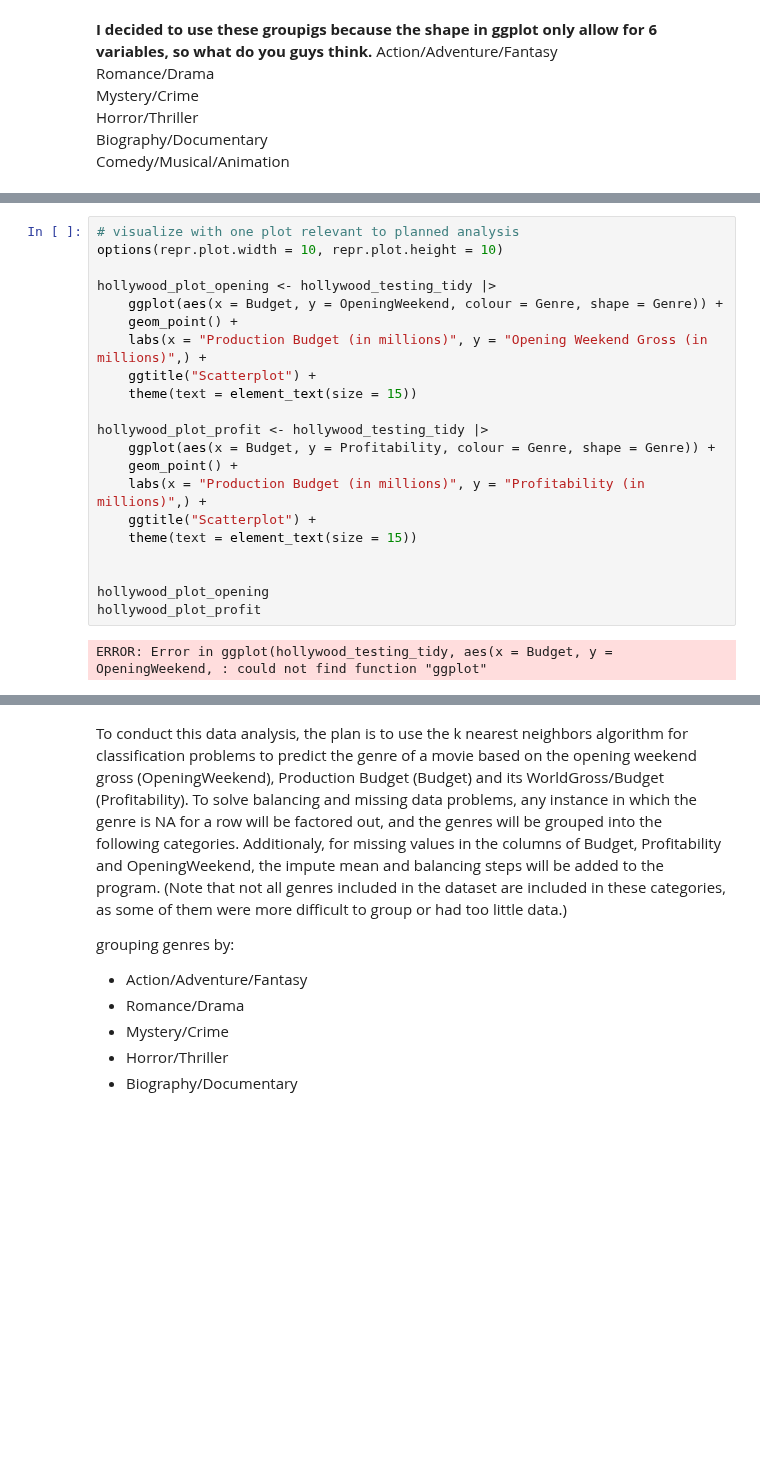
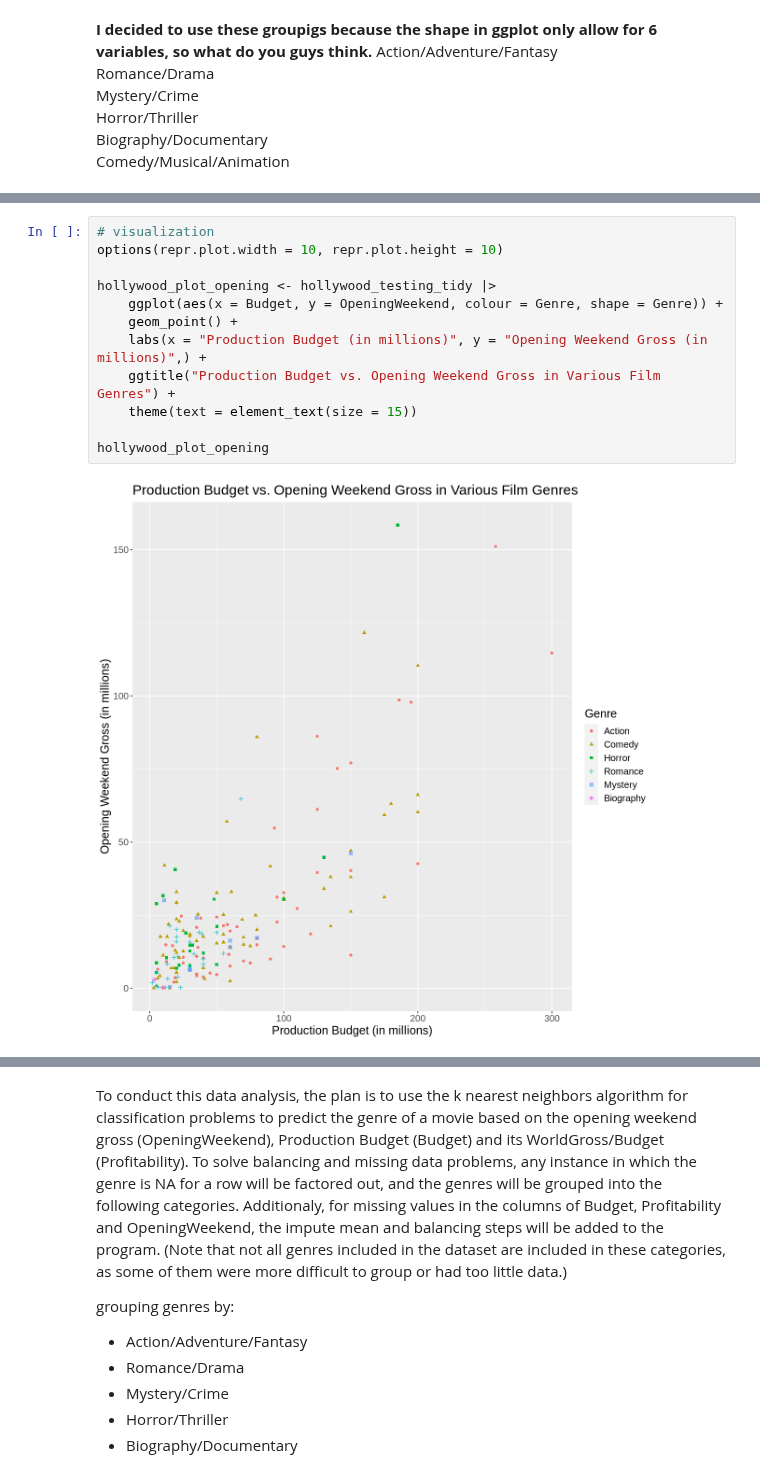
Before and after one commit to MatthewAnder/dsci-100_project_group24, a Jupyter notebook: Project Proposal (Group 24).ipynb, the cells around one changed output, grey strips where cells are left out. Saved outputs shown, nothing was run; the diff lists cells and outputs as text; blank space fills up the shorter version.

Commit message:
Editing
Added a new plot, figure captions, and edited

```diff
--- a/Project Proposal (Group 24).ipynb
+++ b/Project Proposal (Group 24).ipynb
@@ -171,23 +171,14 @@ A tibble: 6 × 5
 # %%
-# visualize with one plot relevant to planned analysis
+# visualization
 options(repr.plot.width = 10, repr.plot.height = 10)
 
 hollywood_plot_opening <- hollywood_testing_tidy |>
     ggplot(aes(x = Budget, y = OpeningWeekend, colour = Genre, shape = Genre)) +
     geom_point() +
     labs(x = "Production Budget (in millions)", y = "Opening Weekend Gross (in millions)",) +
-    ggtitle("Scatterplot") +
+    ggtitle("Production Budget vs. Opening Weekend Gross in Various Film Genres") +
     theme(text = element_text(size = 15))
 
-hollywood_plot_profit <- hollywood_testing_tidy |>
-    ggplot(aes(x = Budget, y = Profitability, colour = Genre, shape = Genre)) +
-    geom_point() +
-    labs(x = "Production Budget (in millions)", y = "Profitability (in millions)",) +
-    ggtitle("Scatterplot") +
-    theme(text = element_text(size = 15))
-
-
 hollywood_plot_opening
-hollywood_plot_profit
 # %% [output]
-ERROR: Error in ggplot(hollywood_testing_tidy, aes(x = Budget, y = OpeningWeekend, : could not find function "ggplot"
+[figure, added]
```
Also changed, not shown: parts of 9 cells of this notebook.
